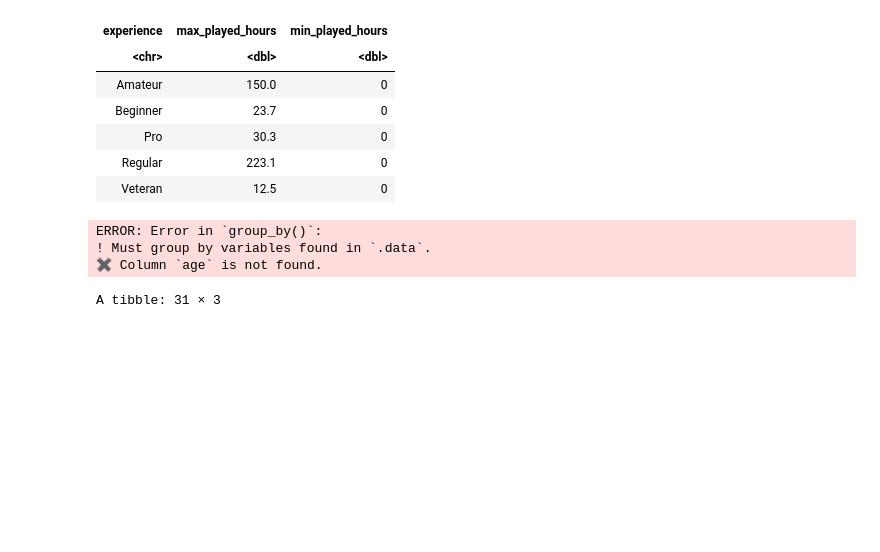
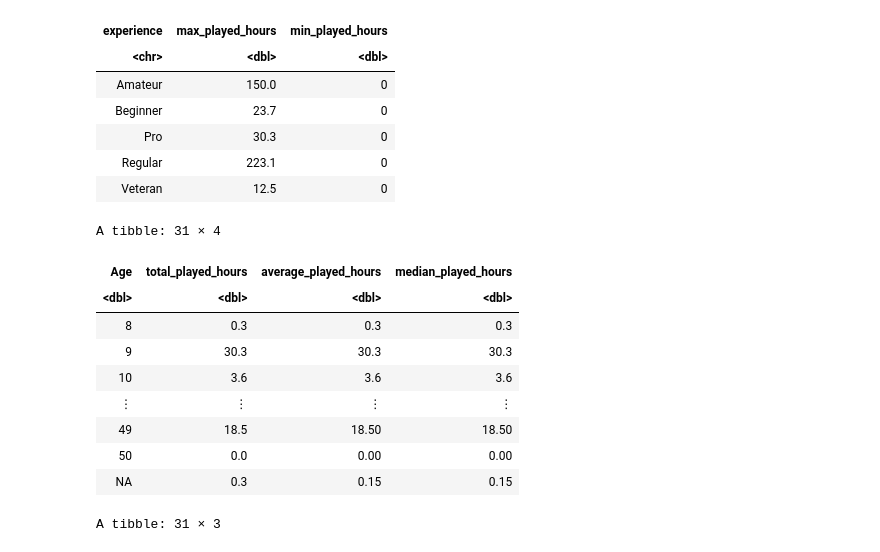
Before and after one commit to Chalkkk/dsci-final-group-project, a Jupyter notebook: final_project.ipynb, the cells around one changed output. Cells and saved outputs as stored; diff of their text form; code cells hidden in the pictures; blank space fills up the shorter version.

```diff
--- a/final_project.ipynb
+++ b/final_project.ipynb
@@ -155,15 +155,22 @@ A tibble: 5 × 3
 # %%
 # Total and average played hours of players by age
 hours_age_sum <- players |>
-                 group_by(age) |>
+                 group_by(Age) |>
                  summarize(total_played_hours = sum(played_hours, na.rm = TRUE),
                            average_played_hours = mean(played_hours, na.rm = TRUE),
                            median_played_hours = median(played_hours, na.rm = TRUE))
 hours_age_sum
 # %% [output]
-ERROR: Error in `group_by()`:
-! Must group by variables found in `.data`.
-✖ Column `age` is not found.
+A tibble: 31 × 4
+| Age | total_played_hours | average_played_hours | median_played_hours |
+| <dbl> | <dbl> | <dbl> | <dbl> |
+| 8 | 0.3 | 0.3 | 0.3 |
+| 9 | 30.3 | 30.3 | 30.3 |
+| 10 | 3.6 | 3.6 | 3.6 |
+| ⋮ | ⋮ | ⋮ | ⋮ |
+| 49 | 18.5 | 18.50 | 18.50 |
+| 50 | 0.0 | 0.00 | 0.00 |
+| NA | 0.3 | 0.15 | 0.15 |
 # %%
 # Maximum and minimum played hours for each age
 hours_age_range <- players |>
```
